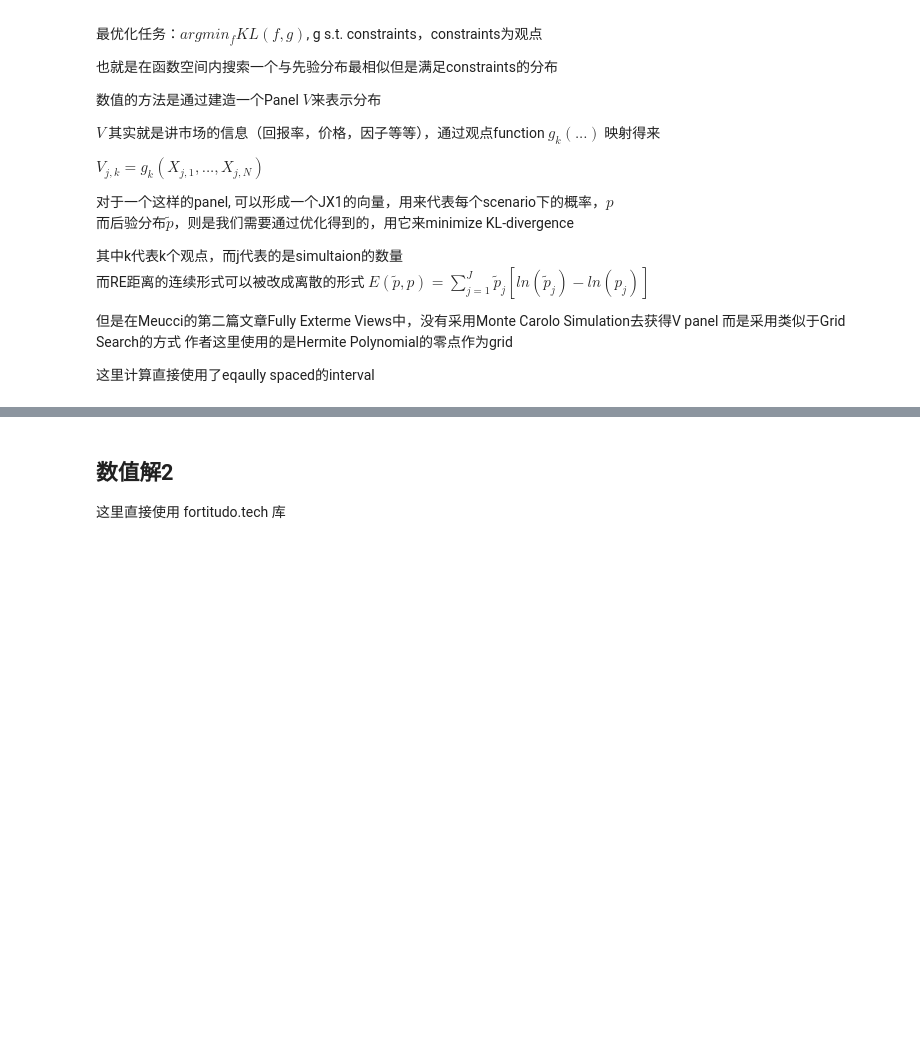
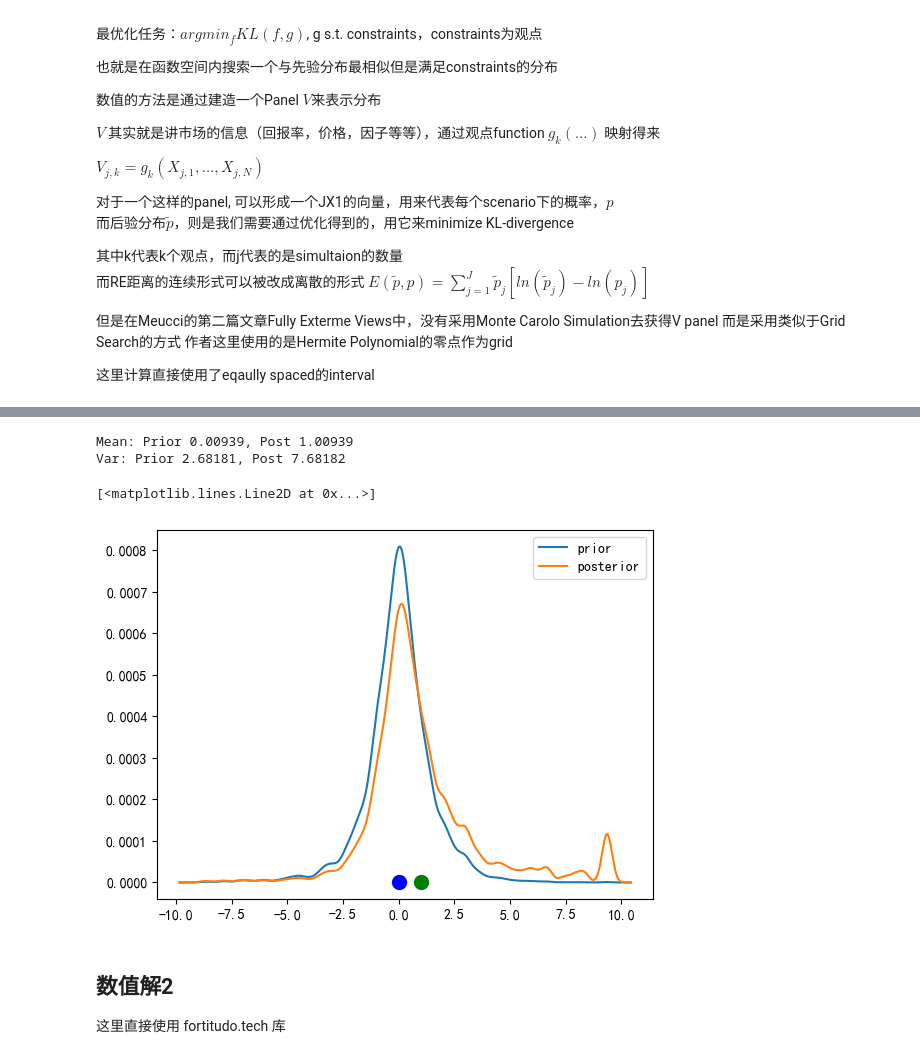
Before and after one commit to dishangti/Entropy-Pooling, a Jupyter notebook: EP.ipynb, the cells around one changed output, grey strips where cells are left out. Drawn from its saved outputs; the diff is of its cells as text; code cells hidden in the pictures; blank space fills up the shorter version.

```diff
--- a/EP.ipynb
+++ b/EP.ipynb
@@ -267,6 +298,7 @@ def kernelpdf(x, xi, wi):
     return p
 
 def kernelcdf(x, xi, wi):
+    np.seterr(divide = 'ignore')    # 关闭计算警告
     n = len(xi)
     bw = kernelbw(xi)
     if type(x) is not np.ndarray:
@@ -279,15 +311,16 @@ def kernelcdf(x, xi, wi):
         for i in range(n):
             p = p + np.exp(np.log(wi[i]) + np.log(scipy.stats.norm.cdf(x, loc=xi[i], scale=bw)))
         return p
+    np.seterr(divide = 'warn')    # 还原计算警告
 
 def kernelinv(p, xi, wi):
-    import collections
+    import collections.abc
 
     def helper(x, xi, wi, p):
         f = kernelcdf(x, xi, wi) - p
         return f
 
-    if not isinstance(p, collections.Iterable):
+    if not isinstance(p, collections.abc.Iterable):
         sortp = p
         x = scipy.optimize.newton(helper, x0 = 1, args=(xi, wi, sortp))
         return x
@@ -343,3 +397,50 @@ bw
+# %%
+def nestedfunU(v):
+    global lnp, Aeq, Beq
+    v = v.reshape((v.shape[0], 1))
+
+    lnx = lnp - 1 - Aeq.T * v
+
+    x = np.exp(lnx)
+    L = x.T * (lnx - lnp + Aeq.T * v) - Beq.T * v
+
+    return -L[0, 0]
+# %%
+# Constraints
+
+view_mu = np.mean(xi) + 1     # 收益率和波动都增加很多的情况
+view_variance = np.var(xi) + 5
+Aeq = np.matrix([np.ones(J), X**2, X])
+Beq = np.matrix([1, view_variance, view_mu]).T
+
+lnp = np.matrix(np.log(p)).T
+
+x0 = [np.random.random() for _ in range(3)]
+res = scipy.optimize.minimize(nestedfunU, x0, method='BFGS', tol=1e-10)
+v = res.x
+v = v.reshape((v.shape[0], 1))
+lnp_ = lnp - 1 - Aeq.T * v
+p_ = np.array(np.exp(lnp_)).reshape(lnp_.shape[0])
+
+prior_mean = np.dot(X, p)
+posterior_mean = np.dot(X, p_)
+posterior_var = np.dot(X**2, p_)
+
+print('Mean: Prior %.5f, Post %.5f' % (np.mean(xi), posterior_mean))
+
+print('Var: Prior %.5f, Post %.5f' % (np.var(xi), posterior_var))
+
+plt.plot(X, p)
+plt.plot(X, p_)
+
+plt.legend(['prior', 'posterior'])
+plt.plot(posterior_mean, 0, 'g', marker='o', markersize=10)
+plt.plot(np.mean(xi), 0, 'b', marker='o', markersize=10)
+# %% [output]
+Mean: Prior 0.00939, Post 1.00939
+Var: Prior 2.68181, Post 7.68182
+[<matplotlib.lines.Line2D at 0x...>]
+[figure, added]
 # %% [markdown]
 ## 数值解2
 这里直接使用 fortitudo.tech 库
```
Also changed, not shown: parts of 4 cells of this notebook.
